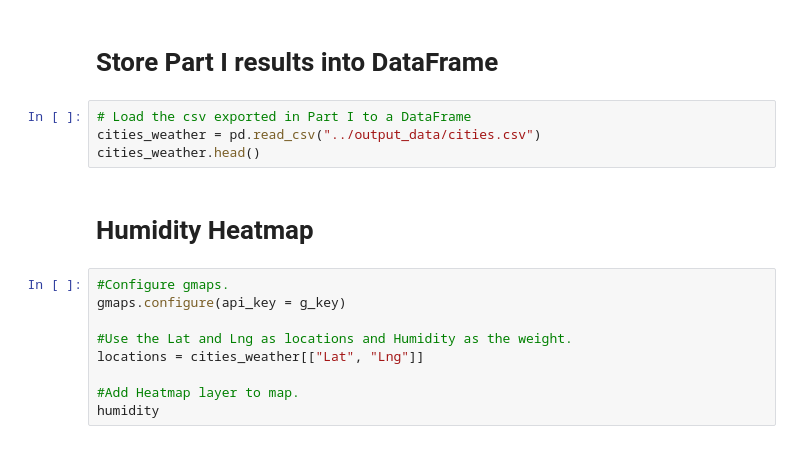
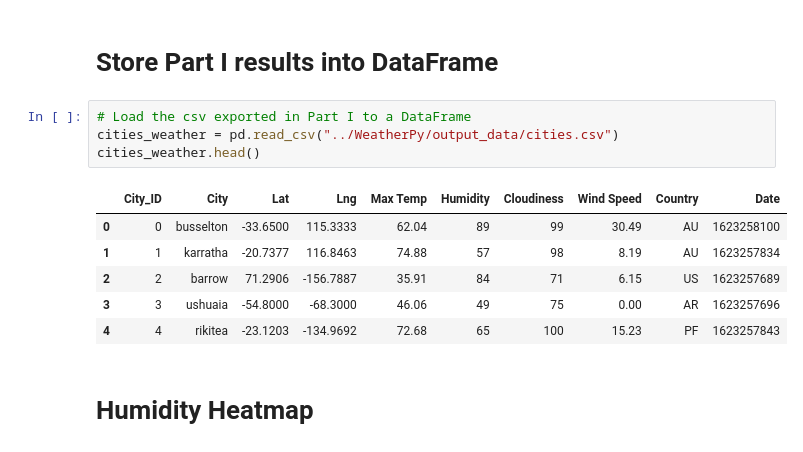
Before and after one commit to mtamrakar656/python-api-challenge, a Jupyter notebook: VacationPy/VacationPy.ipynb, the cells around one changed output. Saved outputs shown, nothing was run; the diff lists cells and outputs as text.

```diff
--- a/VacationPy/VacationPy.ipynb
+++ b/VacationPy/VacationPy.ipynb
@@ -15,16 +15,14 @@ from api_keys import g_key
 # Store Part I results into DataFrame
 # %%
 # Load the csv exported in Part I to a DataFrame
-cities_weather = pd.read_csv("../output_data/cities.csv")
+cities_weather = pd.read_csv("../WeatherPy/output_data/cities.csv")
 cities_weather.head()
+# %% [output]
+|  | City_ID | City | Lat | Lng | Max Temp | Humidity | Cloudiness | Wind Speed | Country | Date |
+| 0 | 0 | busselton | -33.6500 | 115.3333 | 62.04 | 89 | 99 | 30.49 | AU | 1623258100 |
+| 1 | 1 | karratha | -20.7377 | 116.8463 | 74.88 | 57 | 98 | 8.19 | AU | 1623257834 |
+| 2 | 2 | barrow | 71.2906 | -156.7887 | 35.91 | 84 | 71 | 6.15 | US | 1623257689 |
+| 3 | 3 | ushuaia | -54.8000 | -68.3000 | 46.06 | 49 | 75 | 0.00 | AR | 1623257696 |
+| 4 | 4 | rikitea | -23.1203 | -134.9692 | 72.68 | 65 | 100 | 15.23 | PF | 1623257843 |
 # %% [markdown]
 # Humidity Heatmap
-# %%
-#Configure gmaps.
-gmaps.configure(api_key = g_key)
-
-#Use the Lat and Lng as locations and Humidity as the weight.
-locations = cities_weather[["Lat", "Lng"]]
-
-#Add Heatmap layer to map.
-humidity
```
Also changed, not shown: parts of 1 cell of this notebook, 4 other files.
